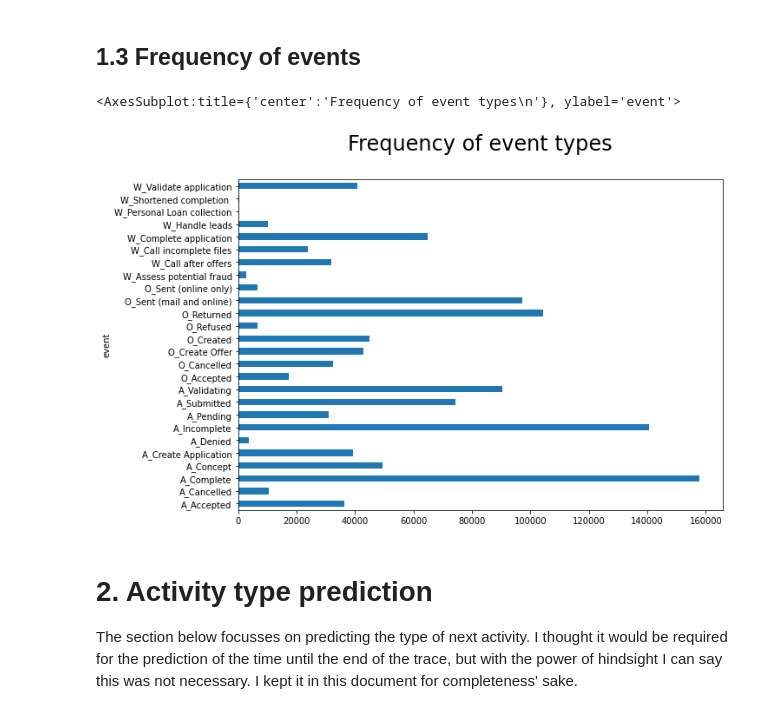
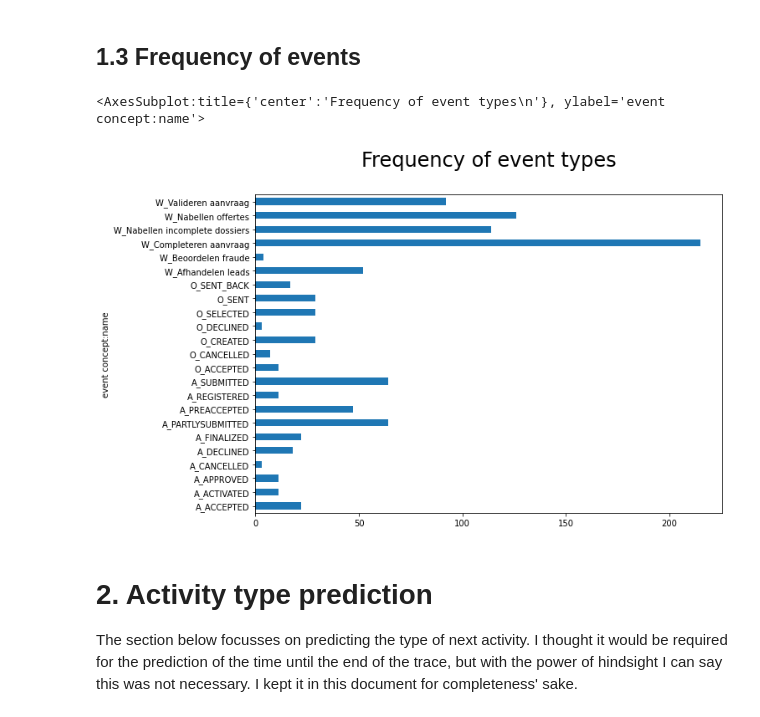
Before and after one commit to NickSot/process_mining, a Jupyter notebook: jesse/sprint_1_2012.ipynb, the cells around one changed output. Drawn from its saved outputs; the diff is of its cells as text; code cells hidden in the pictures.

```diff
--- a/jesse/sprint_1_2012.ipynb
+++ b/jesse/sprint_1_2012.ipynb
@@ -29,15 +29,27 @@ pd.set_option('display.max_columns', None)
 pd.set_option('display.width', None)
 pd.set_option('display.max_colwidth', None)
 
-# Read the dataset
-df = pd.read_csv('../Data/pm2017.csv', low_memory=False)
-#df = df.loc[0:1000]
+# Read TRAIN data
+df_train = pd.read_csv('../bpi_2012_train.csv', low_memory=False)
+df_train = df_train.loc[0:1000]
 
-# Make datetimes datetimes
+# Make datetimes datetimes for train
 dt_format = '%Y/%m/%d %H:%M:%S.%f'
-df_formatted = pd.to_datetime(df[['startTime', 'completeTime']].stack(), format=dt_format).unstack()
+df_formatted = pd.to_datetime(df_train[['event time:timestamp', 'case REG_DATE']].stack(), format=dt_format, utc=True).unstack()
 
-df['startTime'] = df_formatted['startTime']
-df['completeTime'] = df_formatted['completeTime']
+df_train['event time:timestamp'] = df_formatted['event time:timestamp']
+df_train['case REG_DATE'] = df_formatted['case REG_DATE']
+
+
+# Read TEST data
+df_test = pd.read_csv('../bpi_2012_test.csv', low_memory=False)
+df_test = df_test.loc[0:1000]
+
+# Make datetimes datetimes for train
+dt_format = '%Y/%m/%d %H:%M:%S.%f'
+df_test_formatted = pd.to_datetime(df_test[['event time:timestamp', 'case REG_DATE']].stack(), format=dt_format, utc=True).unstack()
+
+df_test['event time:timestamp'] = df_test_formatted['event time:timestamp']
+df_test['case REG_DATE'] = df_test_formatted['case REG_DATE']
 # %% [markdown]
 ## 1.1 General info
@@ -82,0 +86,3 @@ df_time_event.describe()
+# %%
+df_train_events = df_train[['event concept:name']]
+df_train_events.describe()
@@ -83,12 +95,12 @@ df_time_event.describe()
 # %% [markdown]
 ## 1.3 Frequency of events
 # %%
-counts = df_time_event.sort_values(by='event', ascending=False).groupby(by='event')['event'].count()
+counts = df_train_events.sort_values(by='event concept:name', ascending=False).groupby(by='event concept:name')['event concept:name'].count()
 plt.title('Frequency of event types\n', fontdict={'fontsize': 24})
 counts.plot.barh(figsize=(10, 7))
 # %% [output]
-<AxesSubplot:title={'center':'Frequency of event types\n'}, ylabel='event'>
+<AxesSubplot:title={'center':'Frequency of event types\n'}, ylabel='event concept:name'>
-[figure, old version]
+[figure, new version]
 # %% [markdown]
 # 2. Activity type prediction
 The section below focusses on predicting the type of next activity. I thought it would be required for the prediction of the time until the end of the trace, but with the power of hindsight I can say this was not necessary. I kept it in this document for completeness' sake.
```
Also changed, not shown: parts of 22 cells of this notebook.
